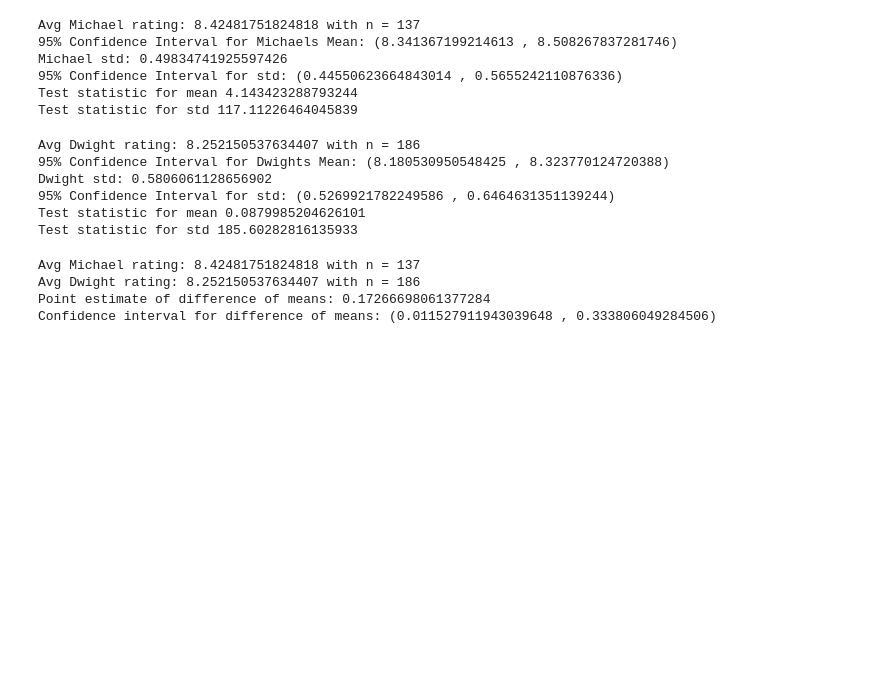
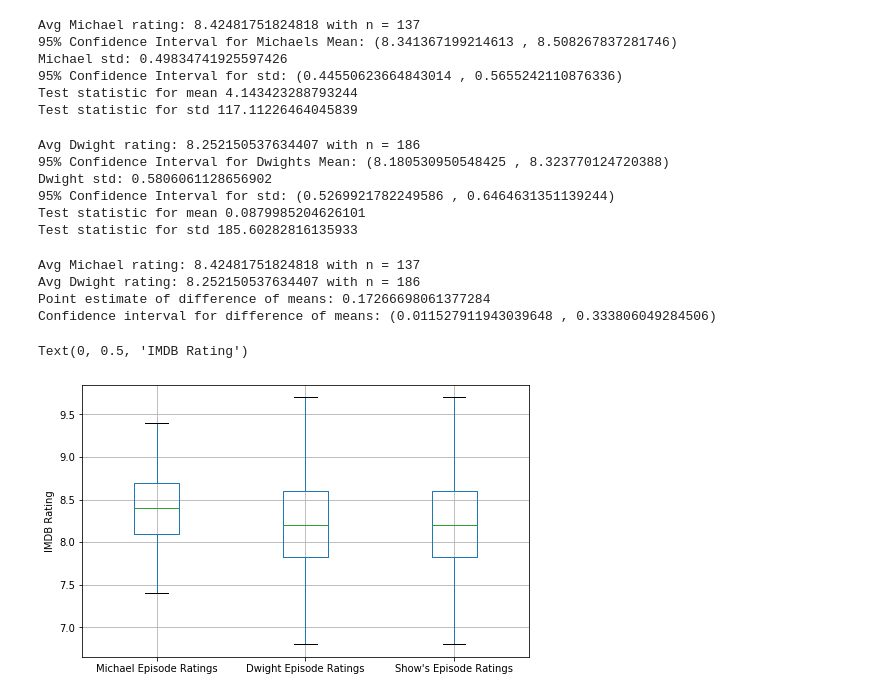
Before and after one commit to scearnest/The-Office-Data-Analysis, a Jupyter notebook: The Office Data Analysis.ipynb, the cells around one changed output. Cells and saved outputs as stored; diff of their text form; code cells hidden in the pictures; blank space fills up the shorter version.

```diff
--- a/The Office Data Analysis.ipynb
+++ b/The Office Data Analysis.ipynb
@@ -371,3 +384,17 @@ Avg Michael rating: 8.42481751824818 with n = 137
 Avg Dwight rating: 8.252150537634407 with n = 186
 Point estimate of difference of means: 0.17266698061377284
 Confidence interval for difference of means: (0.011527911943039648 , 0.333806049284506)
+# %%
+boxplot = pd.DataFrame()
+
+boxplot["Dwight Episode Ratings"] = df_D['rating']
+boxplot["Michael Episode Ratings"] = df_M['rating']
+boxplot["Show's Episode Ratings"] = df_master['rating']
+
+boxplot.head()
+
+bp = boxplot.boxplot(column = ["Michael Episode Ratings", "Dwight Episode Ratings", "Show's Episode Ratings"], figsize=(8,5), showfliers=False)
+bp.set_ylabel("IMDB Rating")
+# %% [output]
+Text(0, 0.5, 'IMDB Rating')
+[figure, added]
```
Also changed, not shown: parts of 4 cells of this notebook, 1 other file.
